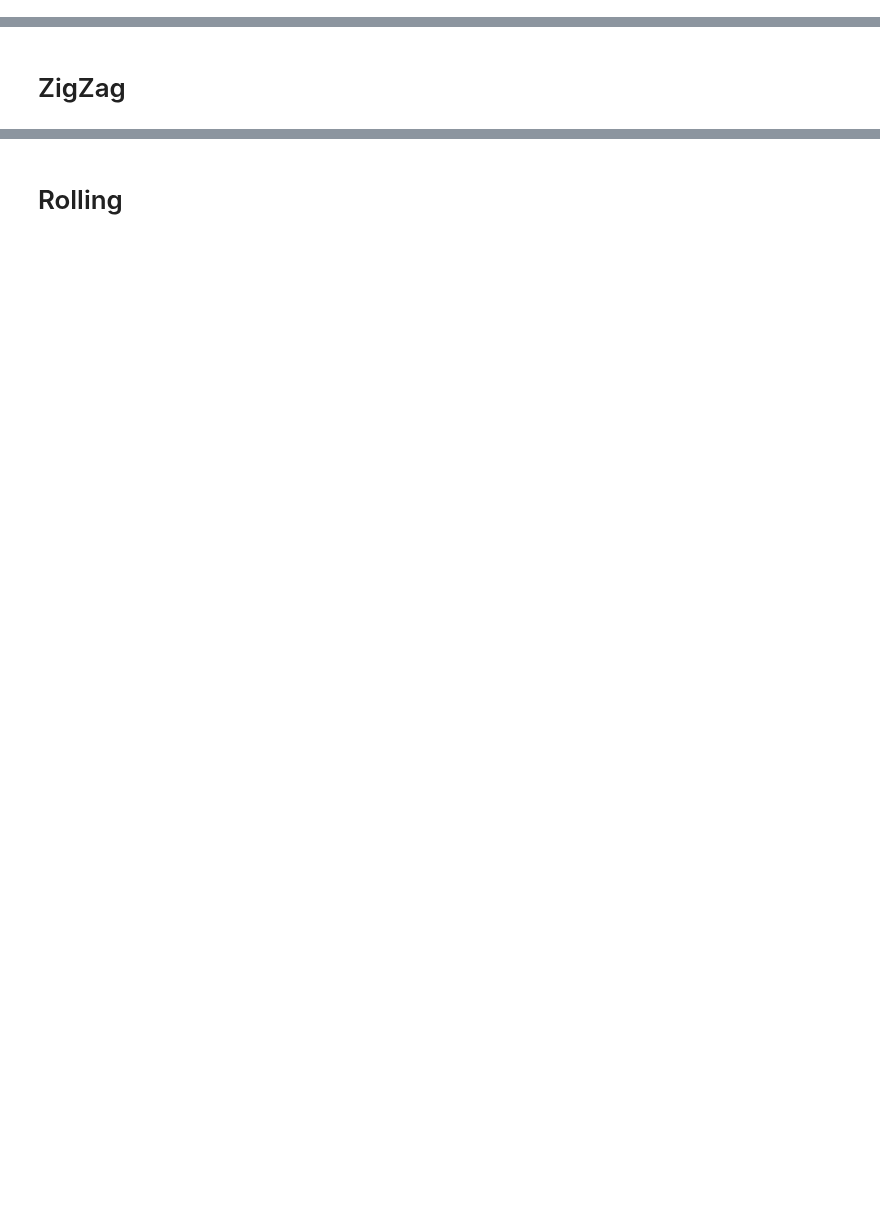
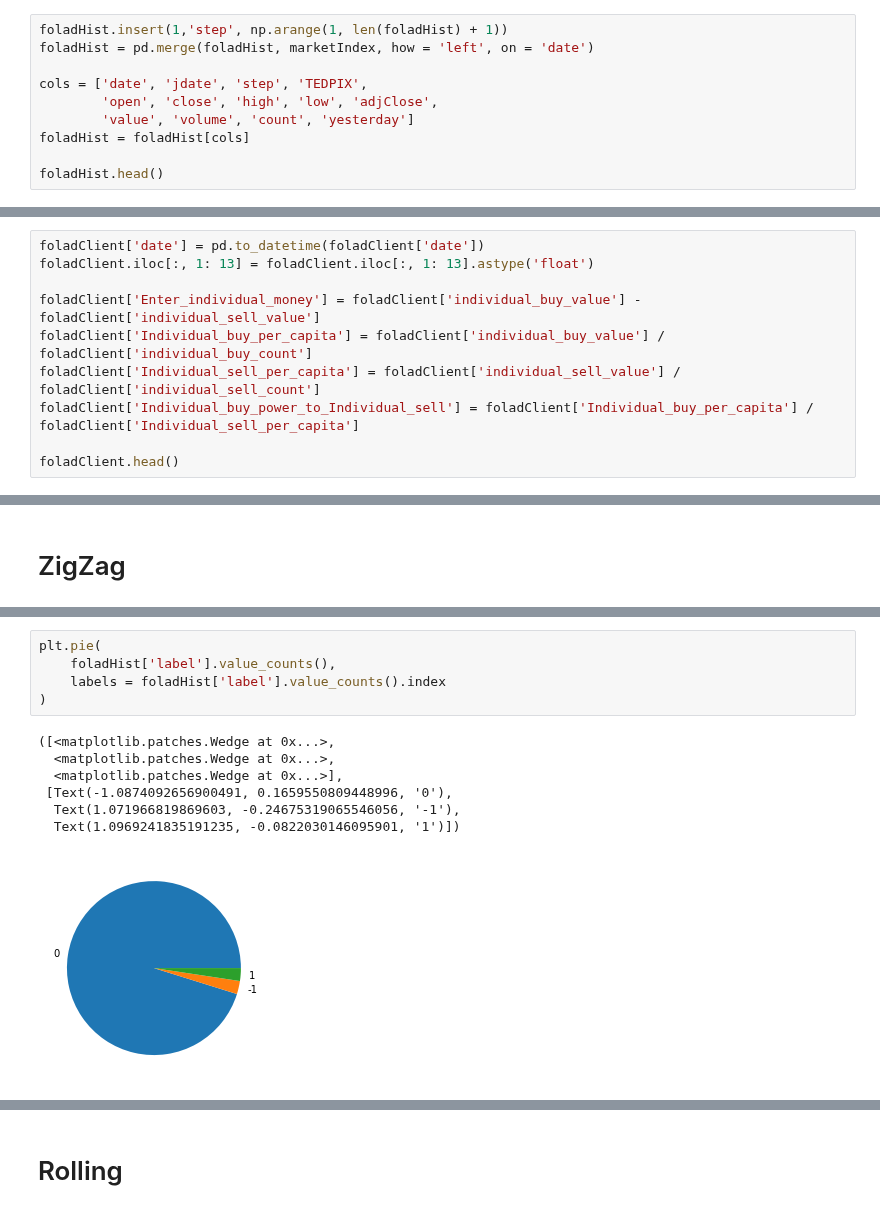
Before and after one commit to Hamtech-ai/InsightiFi, a Jupyter notebook: Algo trading with HamTech.ipynb, the cells around one changed output, grey strips where cells are left out. Saved outputs shown, nothing was run; the diff lists cells and outputs as text; blank space fills up the shorter version.

```diff
--- a/Algo trading with HamTech.ipynb
+++ b/Algo trading with HamTech.ipynb
@@ -62,0 +70,10 @@ folad.client_types
+# %%
+foladHist.insert(1,'step', np.arange(1, len(foladHist) + 1))
+foladHist = pd.merge(foladHist, marketIndex, how = 'left', on = 'date')
+
+cols = ['date', 'jdate', 'step', 'TEDPIX',
+        'open', 'close', 'high', 'low', 'adjClose',
+        'value', 'volume', 'count', 'yesterday']
+foladHist = foladHist[cols]
+
+foladHist.head()
@@ -62,0 +87,10 @@ folad.client_types
+# %%
+foladClient['date'] = pd.to_datetime(foladClient['date'])
+foladClient.iloc[:, 1: 13] = foladClient.iloc[:, 1: 13].astype('float')
+
+foladClient['Enter_individual_money'] = foladClient['individual_buy_value'] - foladClient['individual_sell_value']
+foladClient['Individual_buy_per_capita'] = foladClient['individual_buy_value'] / foladClient['individual_buy_count']
+foladClient['Individual_sell_per_capita'] = foladClient['individual_sell_value'] / foladClient['individual_sell_count']
+foladClient['Individual_buy_power_to_Individual_sell'] = foladClient['Individual_buy_per_capita'] / foladClient['Individual_sell_per_capita']
+
+foladClient.head()
@@ -75,3 +128,16 @@ Name: label, dtype: int64
+# %%
+plt.pie(
+    foladHist['label'].value_counts(),
+    labels = foladHist['label'].value_counts().index
+)
+# %% [output]
+([<matplotlib.patches.Wedge at 0x...>,
+  <matplotlib.patches.Wedge at 0x...>,
+  <matplotlib.patches.Wedge at 0x...>],
+ [Text(-1.0874092656900491, 0.1659550809448996, '0'),
+  Text(1.071966819869603, -0.24675319065546056, '-1'),
+  Text(1.0969241835191235, -0.0822030146095901, '1')])
+[figure, added]
 # %%
 plt.figure(figsize = (25, 10))
 plt.plot(foladHist['date'], np.log(foladHist['adjClose']))
```
Also changed, not shown: parts of 18 cells of this notebook.
